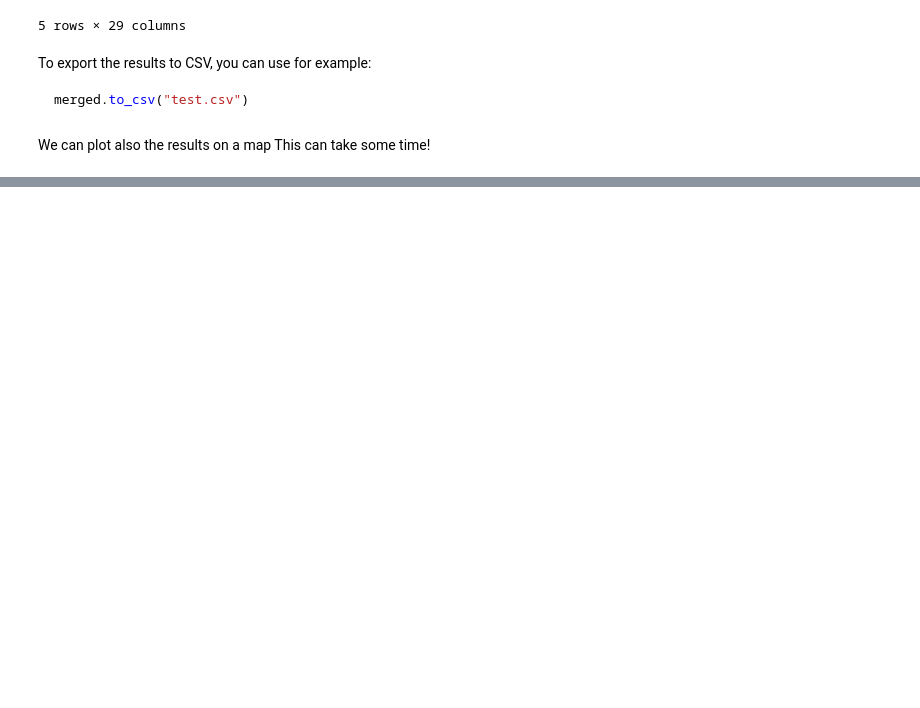
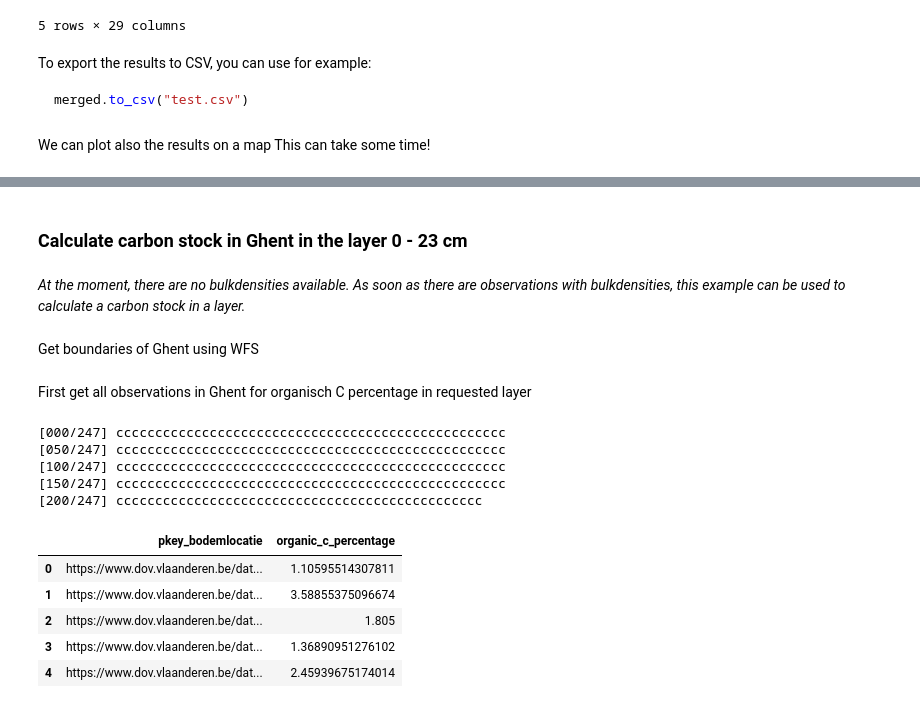
Before and after one commit to DOV-Vlaanderen/pydov, a Jupyter notebook: docs/notebooks/search_bodem.ipynb, the cells around one changed output, grey strips where cells are left out. Cells and saved outputs as stored; diff of their text form; code cells hidden in the pictures; blank space fills up the shorter version.

Commit message:
add carbon stock example

```diff
--- a/docs/notebooks/search_bodem.ipynb
+++ b/docs/notebooks/search_bodem.ipynb
@@ -372,3 +341,58 @@ for loc in range(0, len(loclist)):
 fmap
 # %% [output]
 [interactive output not drawn]
+# %% [markdown]
+### Calculate carbon stock in Ghent in the layer 0 - 23 cm
+# %% [markdown]
+*At the moment, there are no bulkdensities available. As soon as there are observations with bulkdensities, this example can be used to calculate a carbon stock in a layer.*
+# %% [markdown]
+Get boundaries of Ghent using WFS
+# %%
+from owslib.etree import etree
+from owslib.wfs import WebFeatureService
+from pydov.util.location import (
+    GmlFilter,
+    Within,
+)
+
+stadsgrenzen = WebFeatureService(
+    'https://geoservices.informatievlaanderen.be/overdrachtdiensten/VRBG/wfs',
+    version='1.1.0')
+
+gent_filter = PropertyIsEqualTo(propertyname='NAAM', literal='Gent')
+gent_poly = stadsgrenzen.getfeature(
+    typename='VRBG:Refgem',
+    filter=etree.tostring(gent_filter.toXML()).decode("utf8")).read()
+# %% [markdown]
+First get all observations in Ghent for organisch C percentage in requested layer
+# %%
+from owslib.fes import PropertyIsEqualTo, PropertyIsGreaterThan, PropertyIsLessThan
+from owslib.fes import And
+
+from pydov.search.bodemobservatie import BodemobservatieSearch
+
+bodemobservatie = BodemobservatieSearch()
+
+# all layers intersect the layer 0-23cm
+carbon_observaties = bodemobservatie.search(
+        location=GmlFilter(gent_poly, Within),
+        query=And([
+            PropertyIsEqualTo(propertyname="parameter", literal="Organische C - percentage"),
+            PropertyIsGreaterThan(propertyname="diepte_tot", literal = '0'),
+            PropertyIsLessThan(propertyname="diepte_van", literal = '23')
+        ]))
+carbon_observaties = carbon_observaties[['pkey_bodemlocatie', 'waarde']]
+carbon_observaties = carbon_observaties.rename(columns={"waarde": "organic_c_percentage"})
+carbon_observaties.head()
+# %% [output]
+[000/247] cccccccccccccccccccccccccccccccccccccccccccccccccc
+[050/247] cccccccccccccccccccccccccccccccccccccccccccccccccc
+[100/247] cccccccccccccccccccccccccccccccccccccccccccccccccc
+[150/247] cccccccccccccccccccccccccccccccccccccccccccccccccc
+[200/247] ccccccccccccccccccccccccccccccccccccccccccccccc
+|  | pkey_bodemlocatie | organic_c_percentage |
+| 0 | https://www.dov.vlaanderen.be/dat... | 1.10595514307811 |
+| 1 | https://www.dov.vlaanderen.be/dat... | 3.58855375096674 |
+| 2 | https://www.dov.vlaanderen.be/dat... | 1.805 |
+| 3 | https://www.dov.vlaanderen.be/dat... | 1.36890951276102 |
+| 4 | https://www.dov.vlaanderen.be/dat... | 2.45939675174014 |
```
Also changed, not shown: parts of 10 cells of this notebook.
